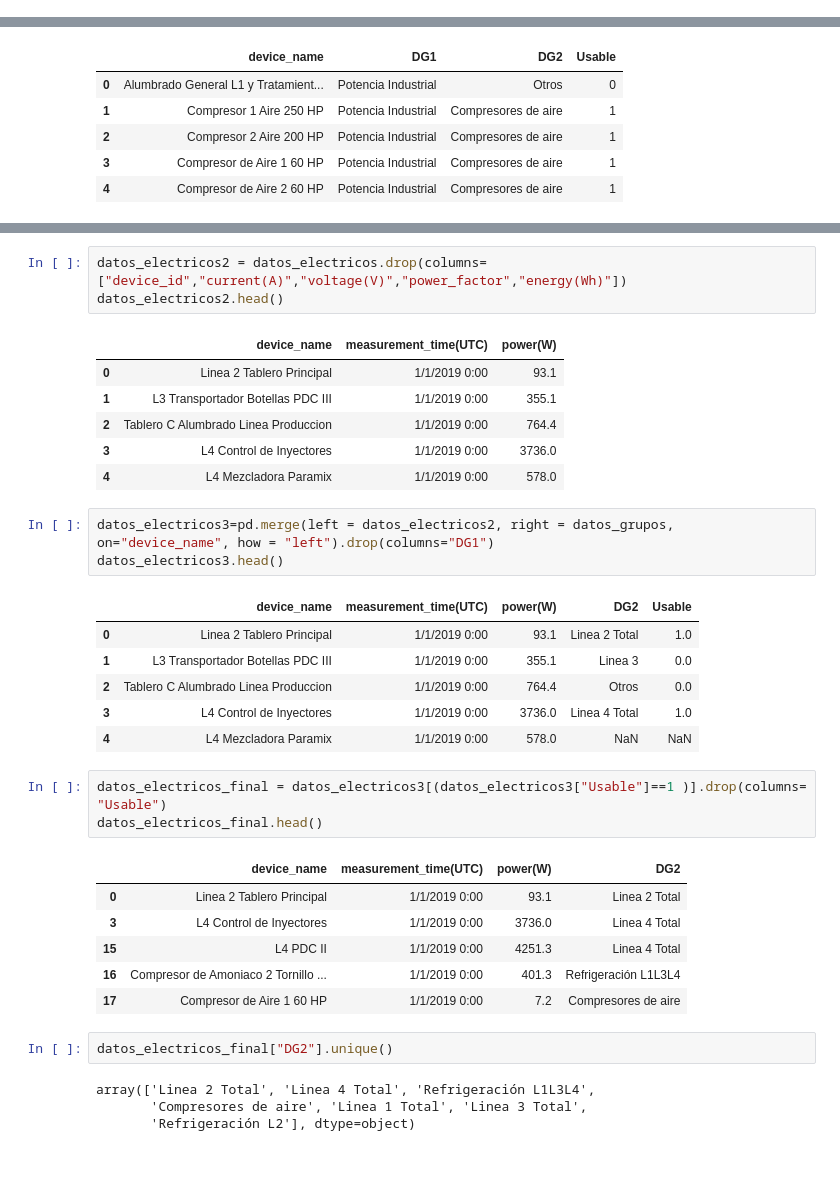
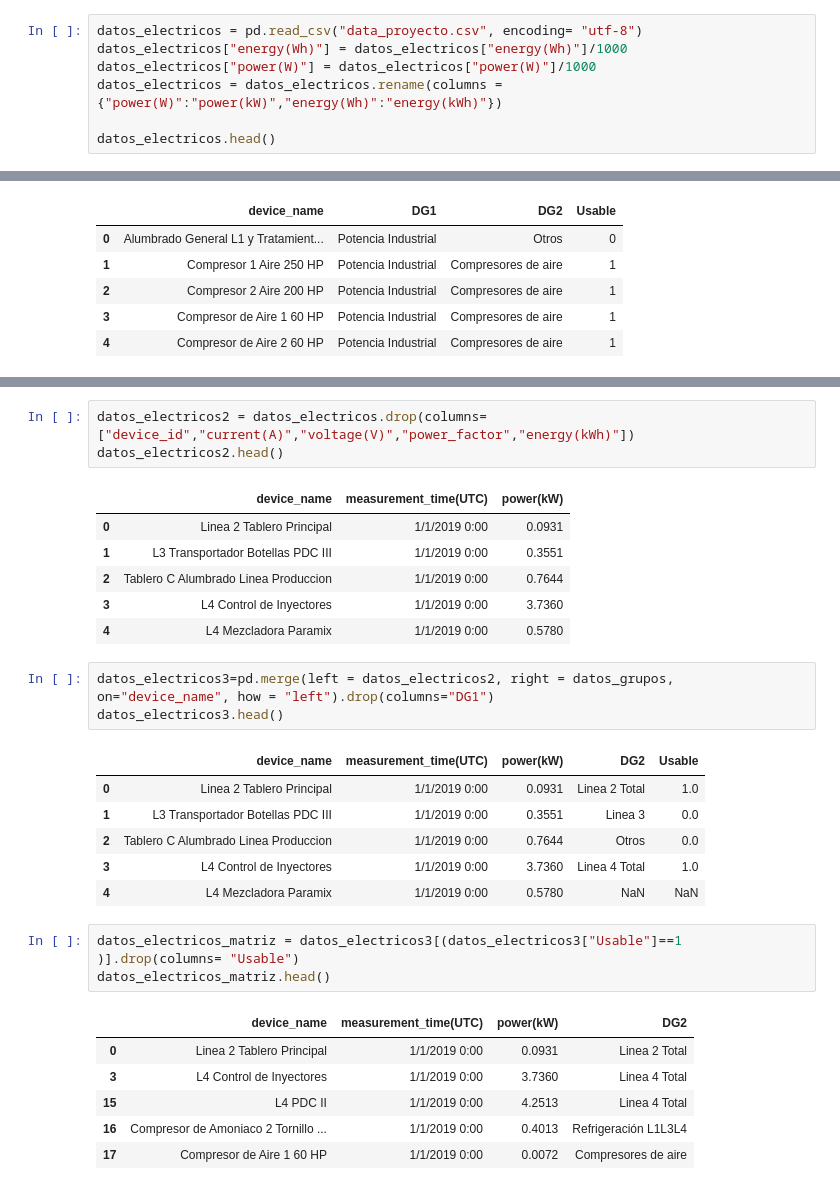
Before and after one commit to Axioma42/Project1, a Jupyter notebook: Project1.ipynb, the cells around one changed output, grey strips where cells are left out. Drawn from its saved outputs; the diff is of its cells as text; blank space fills up the shorter version.

```diff
--- a/Project1.ipynb
+++ b/Project1.ipynb
@@ -13,0 +7,7 @@ datos_electricos.head()
+# %%
+datos_electricos = pd.read_csv("data_proyecto.csv", encoding= "utf-8")
+datos_electricos["energy(Wh)"] = datos_electricos["energy(Wh)"]/1000
+datos_electricos["power(W)"] = datos_electricos["power(W)"]/1000
+datos_electricos = datos_electricos.rename(columns = {"power(W)":"power(kW)","energy(Wh)":"energy(kWh)"})
+
+datos_electricos.head()
@@ -24,36 +44,30 @@ datos_grupos.head()
 # %%
-datos_electricos2 = datos_electricos.drop(columns=["device_id","current(A)","voltage(V)","power_factor","energy(Wh)"])
+datos_electricos2 = datos_electricos.drop(columns=["device_id","current(A)","voltage(V)","power_factor","energy(kWh)"])
 datos_electricos2.head()
 # %% [output]
-|  | device_name | measurement_time(UTC) | power(W) |
-| 0 | Linea 2 Tablero Principal | 1/1/2019 0:00 | 93.1 |
-| 1 | L3 Transportador Botellas PDC III | 1/1/2019 0:00 | 355.1 |
-| 2 | Tablero C Alumbrado Linea Produccion | 1/1/2019 0:00 | 764.4 |
-| 3 | L4 Control de Inyectores | 1/1/2019 0:00 | 3736.0 |
-| 4 | L4 Mezcladora Paramix | 1/1/2019 0:00 | 578.0 |
+|  | device_name | measurement_time(UTC) | power(kW) |
+| 0 | Linea 2 Tablero Principal | 1/1/2019 0:00 | 0.0931 |
+| 1 | L3 Transportador Botellas PDC III | 1/1/2019 0:00 | 0.3551 |
+| 2 | Tablero C Alumbrado Linea Produccion | 1/1/2019 0:00 | 0.7644 |
+| 3 | L4 Control de Inyectores | 1/1/2019 0:00 | 3.7360 |
+| 4 | L4 Mezcladora Paramix | 1/1/2019 0:00 | 0.5780 |
 # %%
 datos_electricos3=pd.merge(left = datos_electricos2, right = datos_grupos, on="device_name", how = "left").drop(columns="DG1")
 datos_electricos3.head()
 # %% [output]
-|  | device_name | measurement_time(UTC) | power(W) | DG2 | Usable |
-| 0 | Linea 2 Tablero Principal | 1/1/2019 0:00 | 93.1 | Linea 2 Total | 1.0 |
-| 1 | L3 Transportador Botellas PDC III | 1/1/2019 0:00 | 355.1 | Linea 3 | 0.0 |
-| 2 | Tablero C Alumbrado Linea Produccion | 1/1/2019 0:00 | 764.4 | Otros | 0.0 |
-| 3 | L4 Control de Inyectores | 1/1/2019 0:00 | 3736.0 | Linea 4 Total | 1.0 |
-| 4 | L4 Mezcladora Paramix | 1/1/2019 0:00 | 578.0 | NaN | NaN |
+|  | device_name | measurement_time(UTC) | power(kW) | DG2 | Usable |
+| 0 | Linea 2 Tablero Principal | 1/1/2019 0:00 | 0.0931 | Linea 2 Total | 1.0 |
+| 1 | L3 Transportador Botellas PDC III | 1/1/2019 0:00 | 0.3551 | Linea 3 | 0.0 |
+| 2 | Tablero C Alumbrado Linea Produccion | 1/1/2019 0:00 | 0.7644 | Otros | 0.0 |
+| 3 | L4 Control de Inyectores | 1/1/2019 0:00 | 3.7360 | Linea 4 Total | 1.0 |
+| 4 | L4 Mezcladora Paramix | 1/1/2019 0:00 | 0.5780 | NaN | NaN |
 # %%
-datos_electricos_final = datos_electricos3[(datos_electricos3["Usable"]==1 )].drop(columns= "Usable")
-datos_electricos_final.head()
+datos_electricos_matriz = datos_electricos3[(datos_electricos3["Usable"]==1 )].drop(columns= "Usable")
+datos_electricos_matriz.head()
 # %% [output]
-|  | device_name | measurement_time(UTC) | power(W) | DG2 |
-| 0 | Linea 2 Tablero Principal | 1/1/2019 0:00 | 93.1 | Linea 2 Total |
-| 3 | L4 Control de Inyectores | 1/1/2019 0:00 | 3736.0 | Linea 4 Total |
-| 15 | L4 PDC II | 1/1/2019 0:00 | 4251.3 | Linea 4 Total |
-| 16 | Compresor de Amoniaco 2 Tornillo ... | 1/1/2019 0:00 | 401.3 | Refrigeración L1L3L4 |
-| 17 | Compresor de Aire 1 60 HP | 1/1/2019 0:00 | 7.2 | Compresores de aire |
+|  | device_name | measurement_time(UTC) | power(kW) | DG2 |
+| 0 | Linea 2 Tablero Principal | 1/1/2019 0:00 | 0.0931 | Linea 2 Total |
+| 3 | L4 Control de Inyectores | 1/1/2019 0:00 | 3.7360 | Linea 4 Total |
+| 15 | L4 PDC II | 1/1/2019 0:00 | 4.2513 | Linea 4 Total |
+| 16 | Compresor de Amoniaco 2 Tornillo ... | 1/1/2019 0:00 | 0.4013 | Refrigeración L1L3L4 |
+| 17 | Compresor de Aire 1 60 HP | 1/1/2019 0:00 | 0.0072 | Compresores de aire |
-# %%
-datos_electricos_final["DG2"].unique()
-# %% [output]
-array(['Linea 2 Total', 'Linea 4 Total', 'Refrigeración L1L3L4',
-       'Compresores de aire', 'Linea 1 Total', 'Linea 3 Total',
-       'Refrigeración L2'], dtype=object)
```
Also changed, not shown: parts of 12 cells of this notebook, 1 other file.
